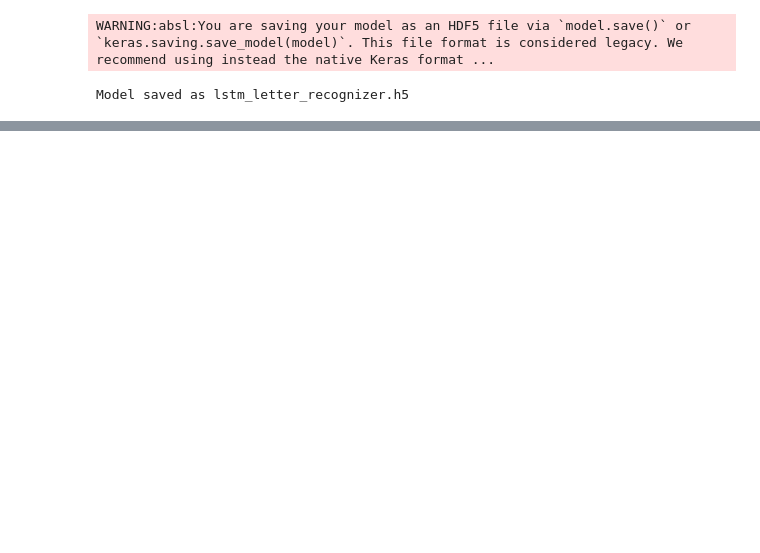
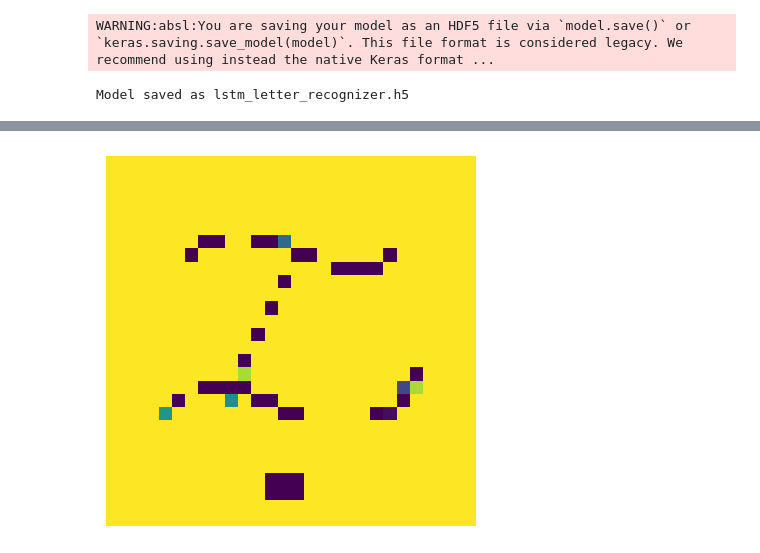
Before and after one commit to Lucianono/ML_Baybayin, a Jupyter notebook: EliExperimentILYSM.ipynb, the cells around one changed output, grey strips where cells are left out. Saved outputs shown, nothing was run; the diff lists cells and outputs as text; code cells hidden in the pictures; blank space fills up the shorter version.

```diff
--- a/EliExperimentILYSM.ipynb
+++ b/EliExperimentILYSM.ipynb
@@ -127,8 +132,10 @@ from tensorflow.keras.models import load_model
 model = load_model('lstm_letter_recognizer.h5')
 
 img_path = 'test letter.png'
-img = image.load_img(img_path, target_size=(28, 28), color_mode='grayscale')
-img_array = image.img_to_array(img).reshape(1, 28, 28) / 255.0
+img = image.load_img(img_path, target_size=(img_height, img_width), color_mode='grayscale')
+img_array = image.img_to_array(img)
+img_array = np.expand_dims(img_array, axis=0)
+img_array /= 255.
 
 prediction = model.predict(img_array)
 class_idx = np.argmax(prediction)
@@ -142,0 +150,6 @@ Predicted Letter: ng
+# %%
+plt.imshow(img)
+plt.axis('off')
+plt.show()
+# %% [output]
+[figure, added]
```
Also changed, not shown: parts of 7 cells of this notebook, 4 other files.
